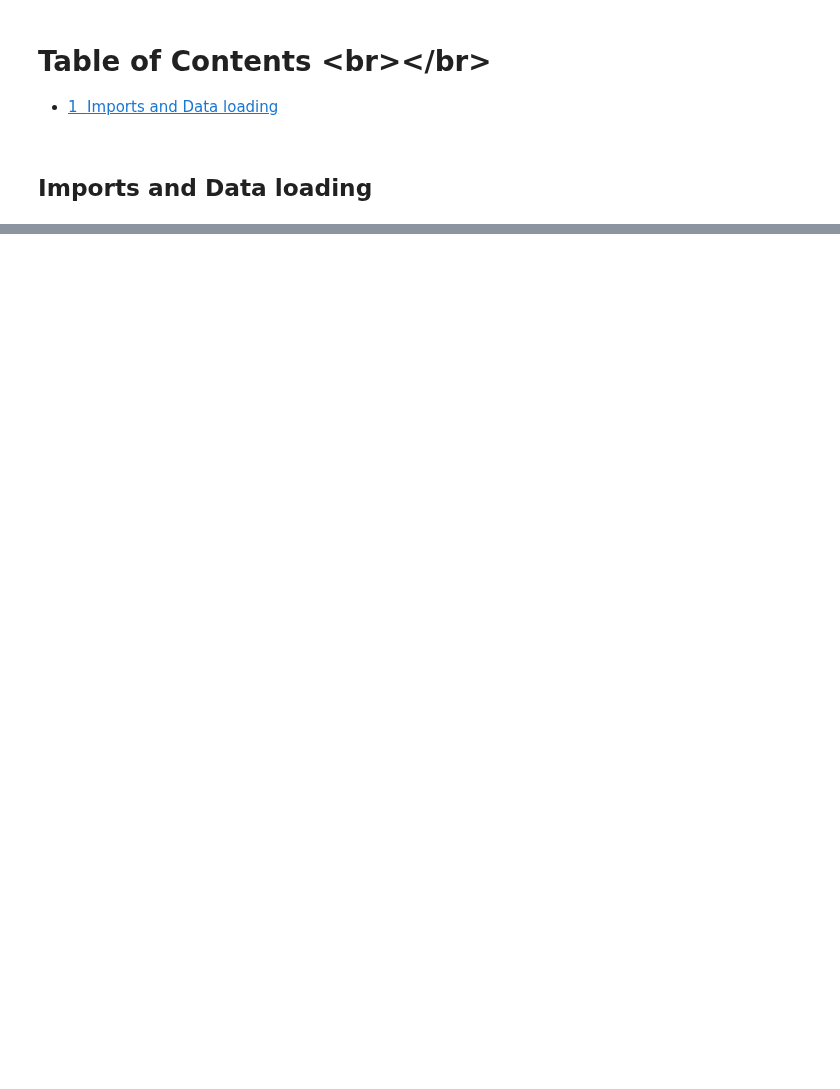
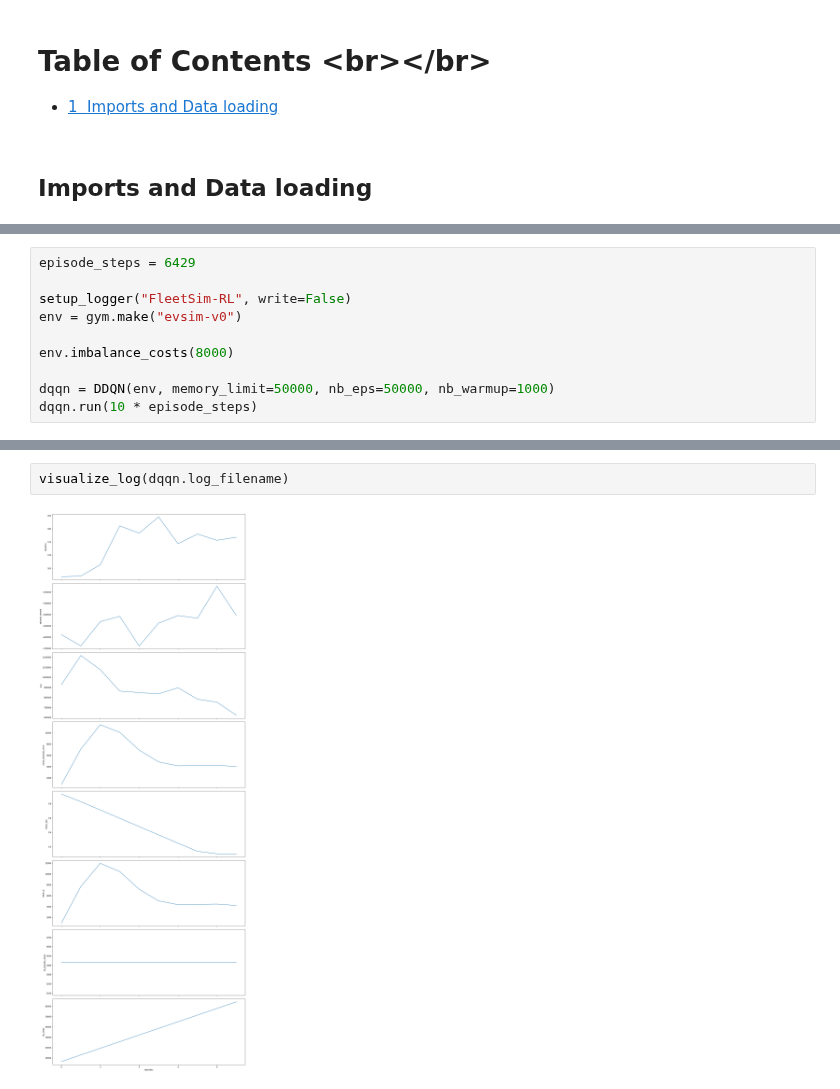
Before and after one commit to indyfree/FleetSim, a Jupyter notebook: notebooks/08-RL-Gym.ipynb, the cells around one changed output, grey strips where cells are left out. Cells and saved outputs as stored; diff of their text form; blank space fills up the shorter version.

```diff
--- a/notebooks/08-RL-Gym.ipynb
+++ b/notebooks/08-RL-Gym.ipynb
@@ -114,0 +75,10 @@ Episode 1: reward: 2421.272, steps: 6429
+# %%
+episode_steps = 6429
+
+setup_logger("FleetSim-RL", write=False)
+env = gym.make("evsim-v0")
+
+env.imbalance_costs(8000)
+
+dqqn = DDQN(env, memory_limit=50000, nb_eps=50000, nb_warmup=1000)
+dqqn.run(10 * episode_steps)
@@ -114,0 +105,4 @@ Episode 1: reward: 2421.272, steps: 6429
+# %%
+visualize_log(dqqn.log_filename)
+# %% [output]
+[figure, added]
```
Also changed, not shown: parts of 10 cells of this notebook, 6 other files.
